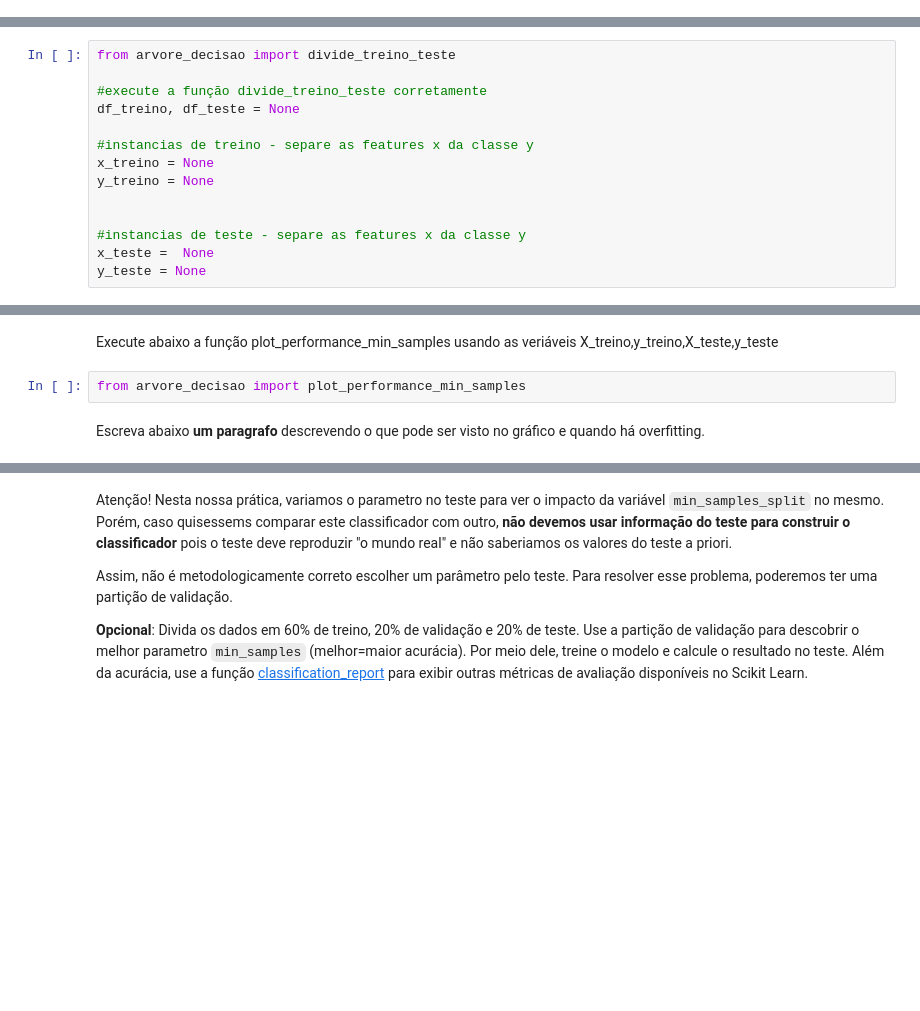
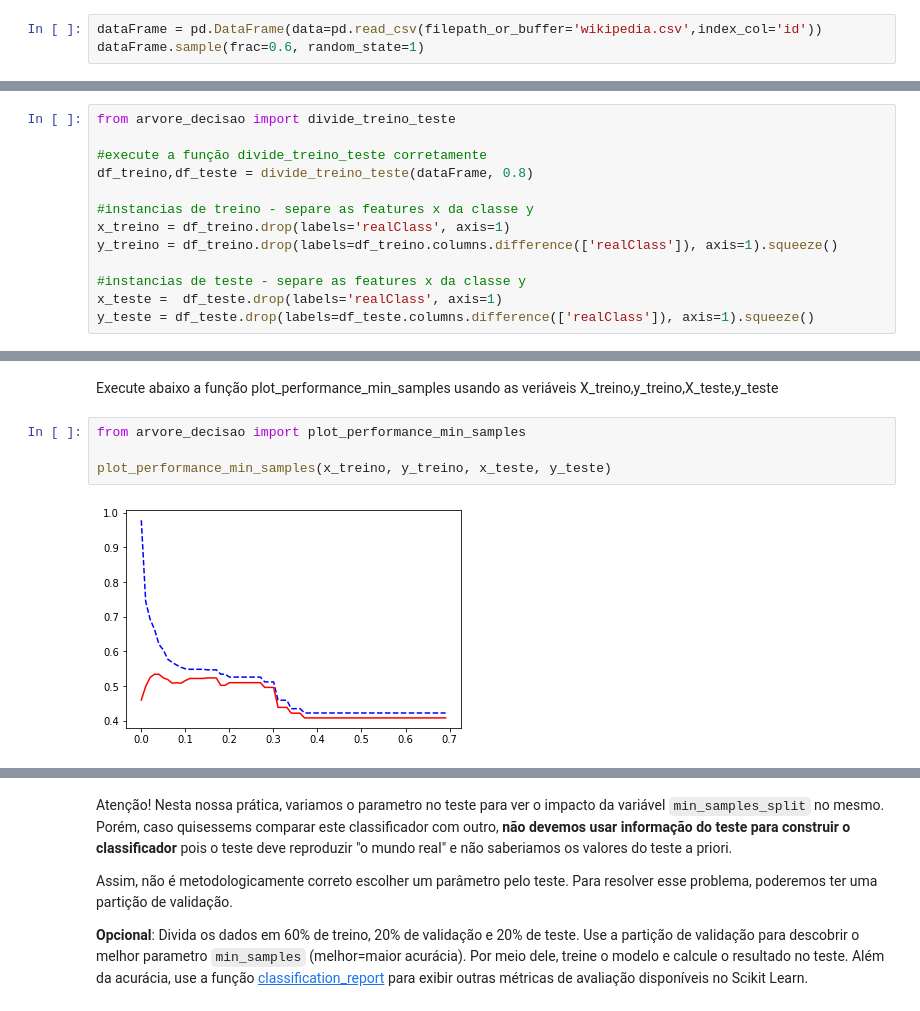
Before and after one commit to gustavogimpel/TCC, a Jupyter notebook: notebooks/DECOM.199 - TÓPICOS ESPECIAIS EM ALGORITMOS - APRENDIZADO DE MÁQUINA/Pratica 3/Overfitting.ipynb, the cells around one changed output, grey strips where cells are left out. Saved outputs shown, nothing was run; the diff lists cells and outputs as text; blank space fills up the shorter version.

```diff
--- a/notebooks/DECOM.199 - TÓPICOS ESPECIAIS EM ALGORITMOS - APRENDIZADO DE MÁQUINA/Pratica 3/Overfitting.ipynb
+++ b/notebooks/DECOM.199 - TÓPICOS ESPECIAIS EM ALGORITMOS - APRENDIZADO DE MÁQUINA/Pratica 3/Overfitting.ipynb
@@ -113,3 +142,6 @@ Assim, [Dalip et. al. (2009)](https://dl.acm.org/citation.cfm?id=1555449) fizera
 Nesta prática, iremos fazer a previsão da qualidade usando os indicadores proposto por [Dalip et. al. (2009)](https://dl.acm.org/citation.cfm?id=1555449) e uma árvore de decisão.
 # %% [markdown]
 Inicialmente, uso um DataFrame pandas e [leia o arquivo `wikipedia.csv`](https://pandas.pydata.org/pandas-docs/stable/reference/api/pandas.read_csv.html) e exiba os dados deste dataset. Coloque como o rótulo da linha o id do artigo (ou seja, no dataset, a coluna `id` será a `index_col` do DataFrame).
+# %%
+dataFrame = pd.DataFrame(data=pd.read_csv(filepath_or_buffer='wikipedia.csv',index_col='id'))
+dataFrame.sample(frac=0.6, random_state=1)
@@ -144,16 +199,15 @@ A seguir, execute a função `divide_treino_teste` com uma divisão de 80% de tr
 from arvore_decisao import divide_treino_teste
 
 #execute a função divide_treino_teste corretamente
-df_treino, df_teste = None
+df_treino,df_teste = divide_treino_teste(dataFrame, 0.8)
 
 #instancias de treino - separe as features x da classe y
-x_treino = None
-y_treino = None
-
+x_treino = df_treino.drop(labels='realClass', axis=1)
+y_treino = df_treino.drop(labels=df_treino.columns.difference(['realClass']), axis=1).squeeze()
 
 #instancias de teste - separe as features x da classe y
-x_teste =  None
-y_teste = None
+x_teste =  df_teste.drop(labels='realClass', axis=1)
+y_teste = df_teste.drop(labels=df_teste.columns.difference(['realClass']), axis=1).squeeze()
 # %% [markdown]
 Implemente agora o método `faz_classificacao`. Ele passará como parametro as variáveis `X_treino`, `y_treino`, `X_teste`, `y_teste`, criadas anteriormente além do parâmetro `min_samples` que define a quantidade mínima de instancias para que se divida um nodo da árvore de decisão.
 
@@ -187,5 +249,7 @@ Por meio da função `plot_performance_min_samples` crie um gráfico em que o ei
 Execute abaixo a função plot_performance_min_samples usando as veriáveis X_treino,y_treino,X_teste,y_teste
 # %%
 from arvore_decisao import plot_performance_min_samples
+
+plot_performance_min_samples(x_treino, y_treino, x_teste, y_teste)
+# %% [output]
+[figure, added]
-# %% [markdown]
-Escreva abaixo **um paragrafo** descrevendo o que pode ser visto no gráfico e quando há overfitting.
```
Also changed, not shown: parts of 13 cells of this notebook, 1 other file.
